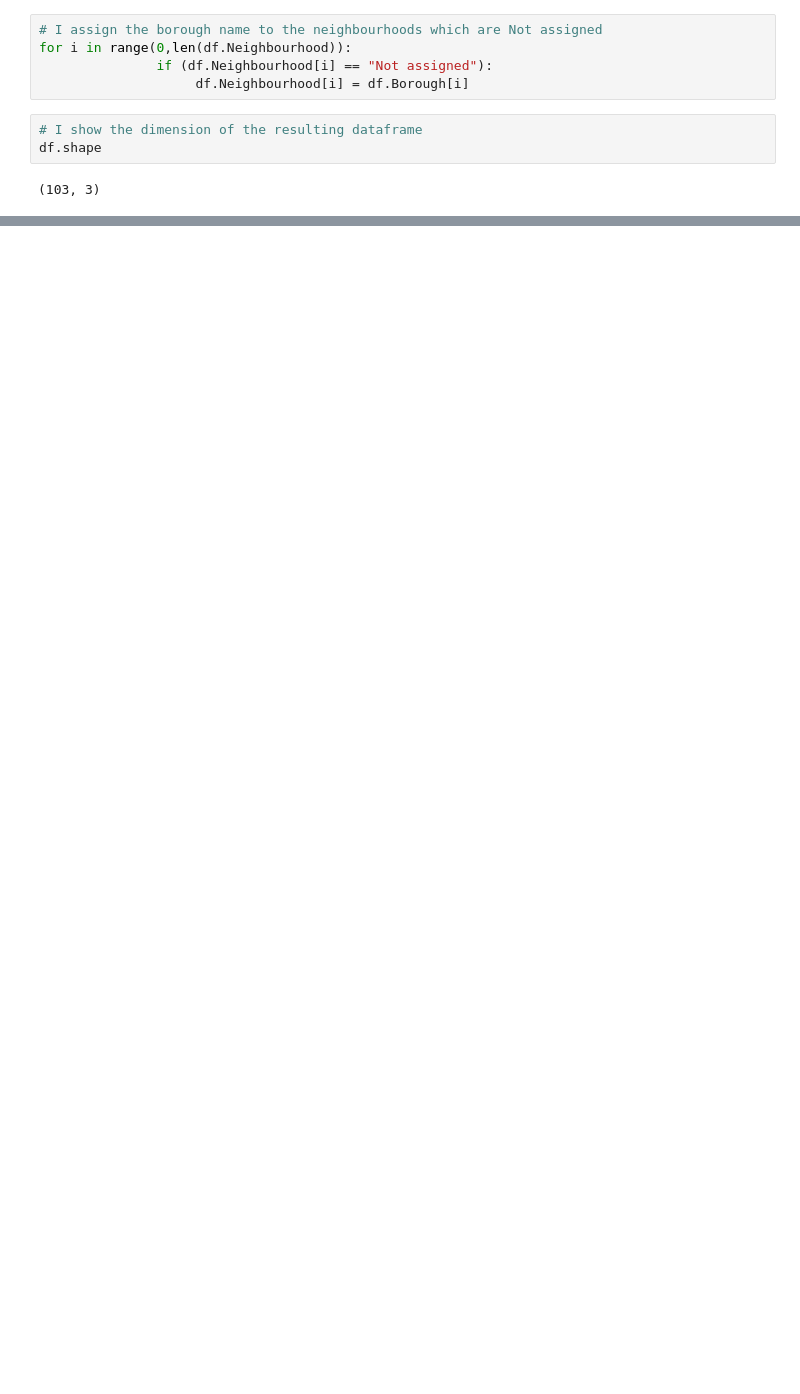
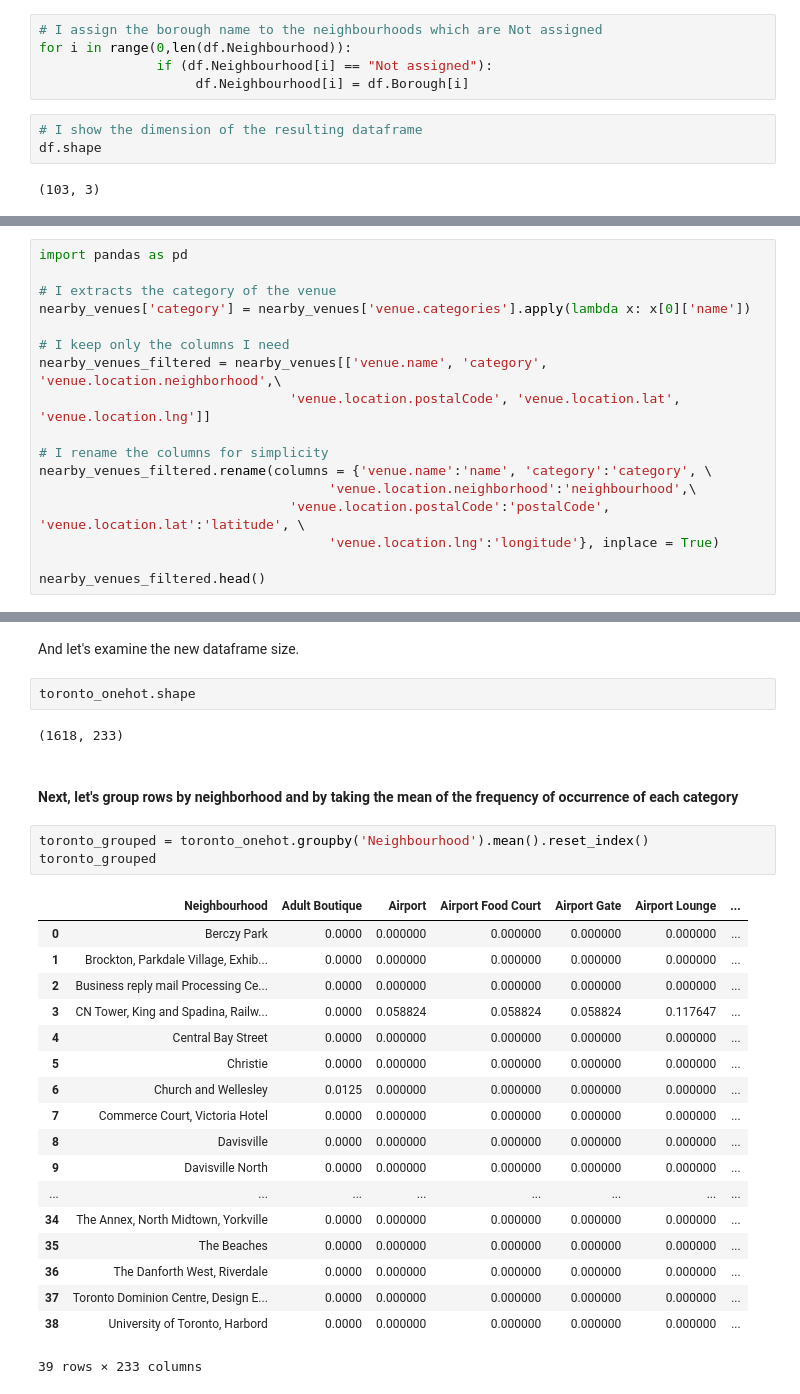
Before and after one commit to fclauss/Coursera_Capstone, a Jupyter notebook: Capstone_Data_Science.ipynb, the cells around one changed output, grey strips where cells are left out. Drawn from its saved outputs; the diff is of its cells as text; blank space fills up the shorter version.

```diff
--- a/Capstone_Data_Science.ipynb
+++ b/Capstone_Data_Science.ipynb
@@ -53,0 +253,17 @@ df.shape
+# %%
+import pandas as pd
+
+# I extracts the category of the venue
+nearby_venues['category'] = nearby_venues['venue.categories'].apply(lambda x: x[0]['name'])
+
+# I keep only the columns I need
+nearby_venues_filtered = nearby_venues[['venue.name', 'category', 'venue.location.neighborhood',\
+                                'venue.location.postalCode', 'venue.location.lat', 'venue.location.lng']]
+
+# I rename the columns for simplicity
+nearby_venues_filtered.rename(columns = {'venue.name':'name', 'category':'category', \
+                                     'venue.location.neighborhood':'neighbourhood',\
+                                'venue.location.postalCode':'postalCode', 'venue.location.lat':'latitude', \
+                                     'venue.location.lng':'longitude'}, inplace = True)
+
+nearby_venues_filtered.head()
@@ -53,0 +414,30 @@ df.shape
+# %% [markdown]
+And let's examine the new dataframe size.
+# %%
+toronto_onehot.shape
+# %% [output]
+(1618, 233)
+# %% [markdown]
+#### Next, let's group rows by neighborhood and by taking the mean of the frequency of occurrence of each category
+# %%
+toronto_grouped = toronto_onehot.groupby('Neighbourhood').mean().reset_index()
+toronto_grouped
+# %% [output]
+|  | Neighbourhood | Adult Boutique | Airport | Airport Food Court | Airport Gate | Airport Lounge | ... |
+| 0 | Berczy Park | 0.0000 | 0.000000 | 0.000000 | 0.000000 | 0.000000 | ... |
+| 1 | Brockton, Parkdale Village, Exhib... | 0.0000 | 0.000000 | 0.000000 | 0.000000 | 0.000000 | ... |
+| 2 | Business reply mail Processing Ce... | 0.0000 | 0.000000 | 0.000000 | 0.000000 | 0.000000 | ... |
+| 3 | CN Tower, King and Spadina, Railw... | 0.0000 | 0.058824 | 0.058824 | 0.058824 | 0.117647 | ... |
+| 4 | Central Bay Street | 0.0000 | 0.000000 | 0.000000 | 0.000000 | 0.000000 | ... |
+| 5 | Christie | 0.0000 | 0.000000 | 0.000000 | 0.000000 | 0.000000 | ... |
+| 6 | Church and Wellesley | 0.0125 | 0.000000 | 0.000000 | 0.000000 | 0.000000 | ... |
+| 7 | Commerce Court, Victoria Hotel | 0.0000 | 0.000000 | 0.000000 | 0.000000 | 0.000000 | ... |
+| 8 | Davisville | 0.0000 | 0.000000 | 0.000000 | 0.000000 | 0.000000 | ... |
+| 9 | Davisville North | 0.0000 | 0.000000 | 0.000000 | 0.000000 | 0.000000 | ... |
+| ... | ... | ... | ... | ... | ... | ... | ... |
+| 34 | The Annex, North Midtown, Yorkville | 0.0000 | 0.000000 | 0.000000 | 0.000000 | 0.000000 | ... |
+| 35 | The Beaches | 0.0000 | 0.000000 | 0.000000 | 0.000000 | 0.000000 | ... |
+| 36 | The Danforth West, Riverdale | 0.0000 | 0.000000 | 0.000000 | 0.000000 | 0.000000 | ... |
+| 37 | Toronto Dominion Centre, Design E... | 0.0000 | 0.000000 | 0.000000 | 0.000000 | 0.000000 | ... |
+| 38 | University of Toronto, Harbord | 0.0000 | 0.000000 | 0.000000 | 0.000000 | 0.000000 | ... |
+39 rows × 233 columns
```
Also changed, not shown: parts of 68 cells of this notebook.
